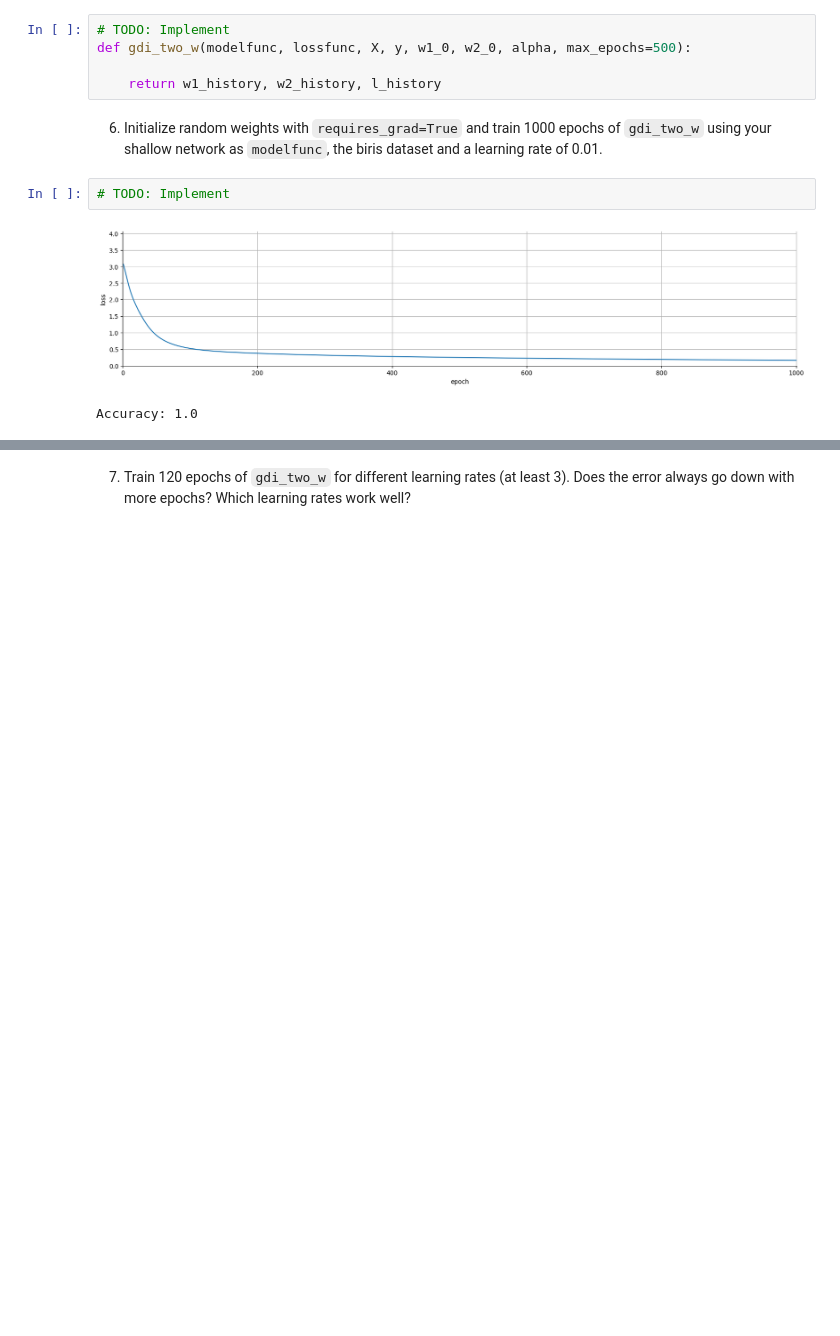
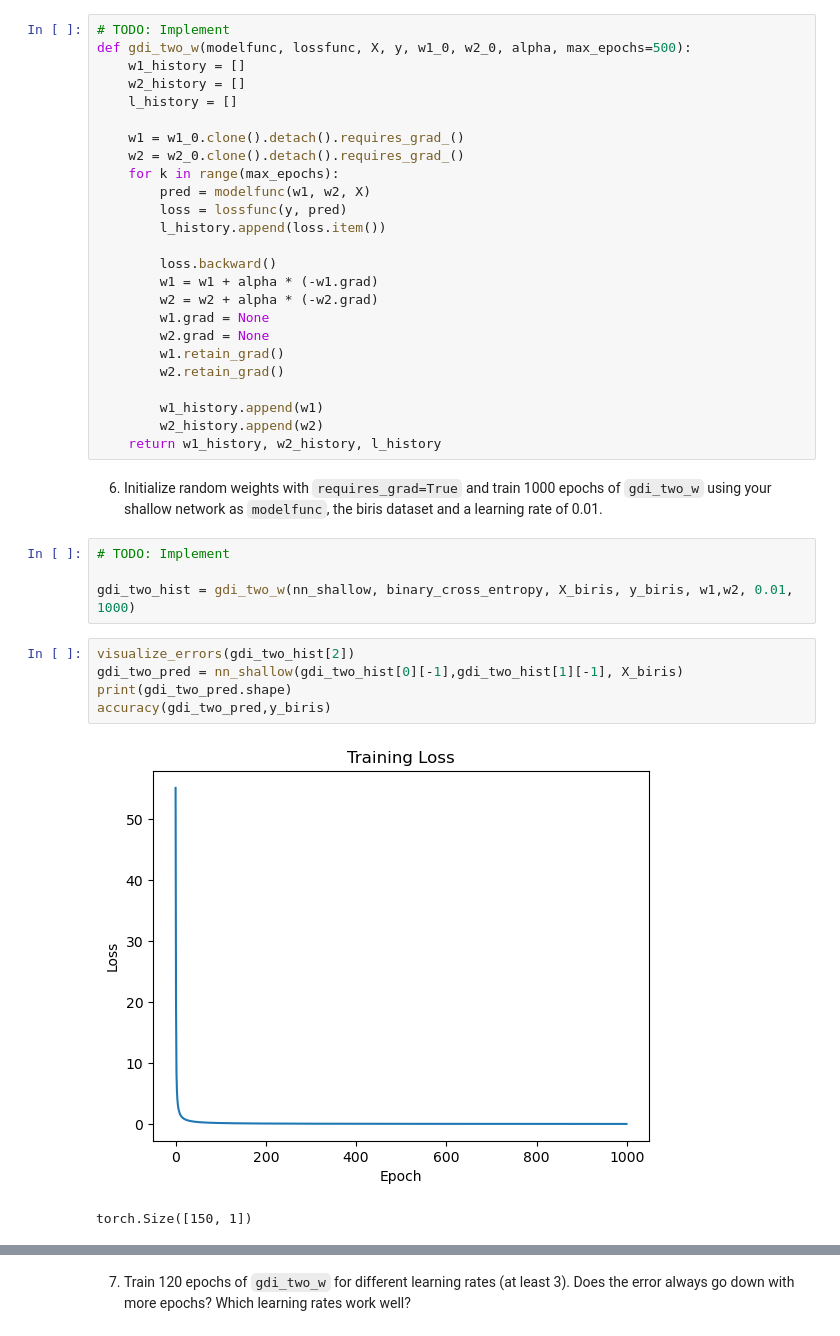
Before and after one commit to gpuonfire/ml_praktikum, a Jupyter notebook: ML_Aufgabenblätter/A5_Neural_Networks_PyTorch.ipynb, the cells around one changed output, grey strips where cells are left out. Cells and saved outputs as stored; diff of their text form; blank space fills up the shorter version.

```diff
--- a/ML_Aufgabenblätter/A5_Neural_Networks_PyTorch.ipynb
+++ b/ML_Aufgabenblätter/A5_Neural_Networks_PyTorch.ipynb
@@ -607,12 +648,39 @@ tensor(0.7958)
 # %%
 # TODO: Implement
 def gdi_two_w(modelfunc, lossfunc, X, y, w1_0, w2_0, alpha, max_epochs=500):
+    w1_history = []
+    w2_history = []
+    l_history = []
 
+    w1 = w1_0.clone().detach().requires_grad_()
+    w2 = w2_0.clone().detach().requires_grad_()
+    for k in range(max_epochs):
+        pred = modelfunc(w1, w2, X)
+        loss = lossfunc(y, pred)
+        l_history.append(loss.item())
+
+        loss.backward()
+        w1 = w1 + alpha * (-w1.grad)
+        w2 = w2 + alpha * (-w2.grad)
+        w1.grad = None
+        w2.grad = None
+        w1.retain_grad()
+        w2.retain_grad()
+
+        w1_history.append(w1)
+        w2_history.append(w2)
     return w1_history, w2_history, l_history
 # %% [markdown]
 6. Initialize random weights with ``requires_grad=True`` and train 1000 epochs of ``gdi_two_w`` using your shallow network as ``modelfunc``, the biris dataset and a learning rate of 0.01.
 # %%
 # TODO: Implement
+
+gdi_two_hist = gdi_two_w(nn_shallow, binary_cross_entropy, X_biris, y_biris, w1,w2, 0.01, 1000)
-# %% [output]
-[figure, removed]
-Accuracy: 1.0
+# %%
+visualize_errors(gdi_two_hist[2])
+gdi_two_pred = nn_shallow(gdi_two_hist[0][-1],gdi_two_hist[1][-1], X_biris)
+print(gdi_two_pred.shape)
+accuracy(gdi_two_pred,y_biris)
+# %% [output]
+[figure, added]
+torch.Size([150, 1])
```
Also changed, not shown: parts of 10 cells of this notebook.
